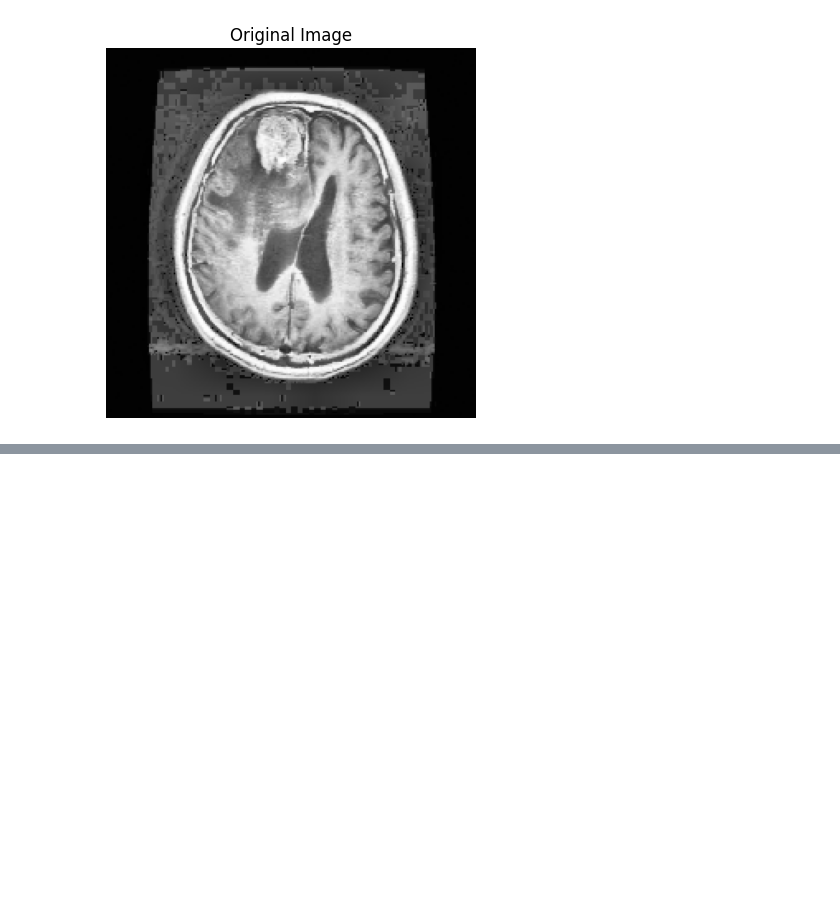
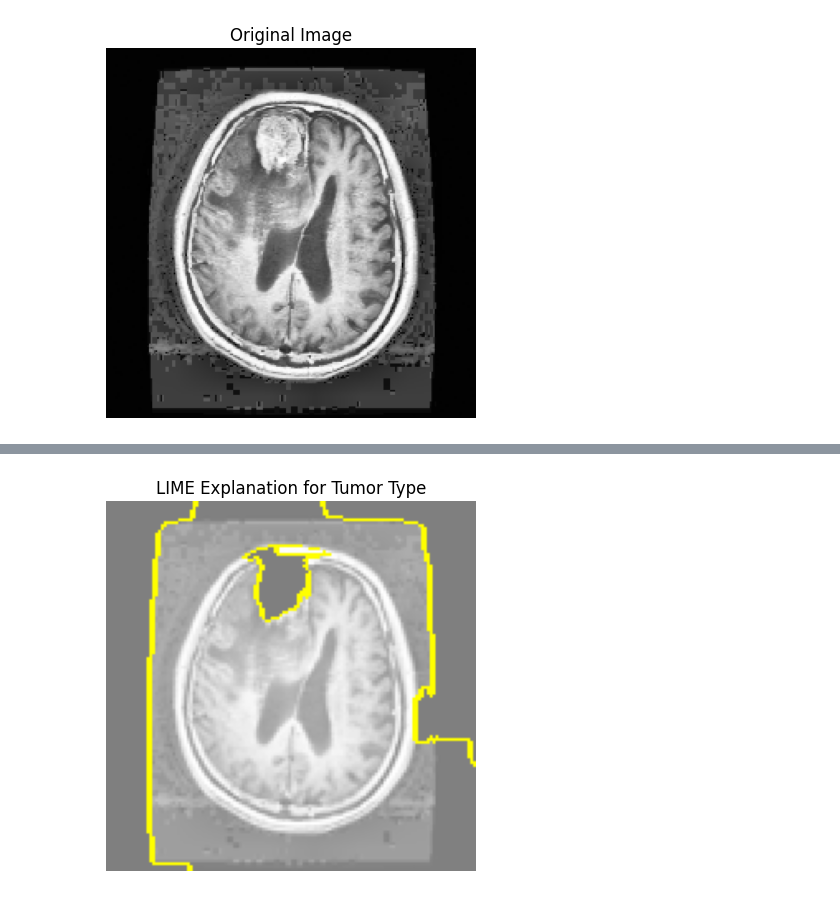
Before and after one commit to TharinsaMudalige/Neuron-Brain_Tumor_Detection_Classification_with_XAI, a Jupyter notebook: Integrating_XAI_to_the_VIT_model.ipynb, the cells around one changed output, grey strips where cells are left out. Saved outputs shown, nothing was run; the diff lists cells and outputs as text; code cells hidden in the pictures; blank space fills up the shorter version.

Commit message:
Predicting the class and explaining with LIME

```diff
--- a/Integrating_XAI_to_the_VIT_model.ipynb
+++ b/Integrating_XAI_to_the_VIT_model.ipynb
@@ -77,0 +87,12 @@ def get_img_array(img_path, size):
+# %%
+# Initialize LIME Image Explainer
+explainer = lime_image.LimeImageExplainer()
+
+# Explain the prediction for the image
+explanation = explainer.explain_instance(
+    img[0],  # Pass the image (without batch dimension)
+    model.predict,
+    top_labels=16,
+    hide_color=0,
+    num_samples=1000
+)
@@ -77,0 +117,16 @@ def get_img_array(img_path, size):
+# %%
+# Visualize the explanation for the top predicted label
+temp, mask = explanation.get_image_and_mask(
+    label=explanation.top_labels[0],  # The top predicted label index
+    positive_only=True,
+    num_features=10,  # Number of superpixels to display
+    hide_rest=True
+)
+
+# Display the visualization
+plt.imshow(mark_boundaries(temp / 2 + 0.5, mask))  # Normalize temp for display
+plt.title(f"LIME Explanation for Tumor Type")
+plt.axis('off')
+plt.show()
+# %% [output]
+[figure, added]
```
Also changed, not shown: parts of 4 cells of this notebook.
